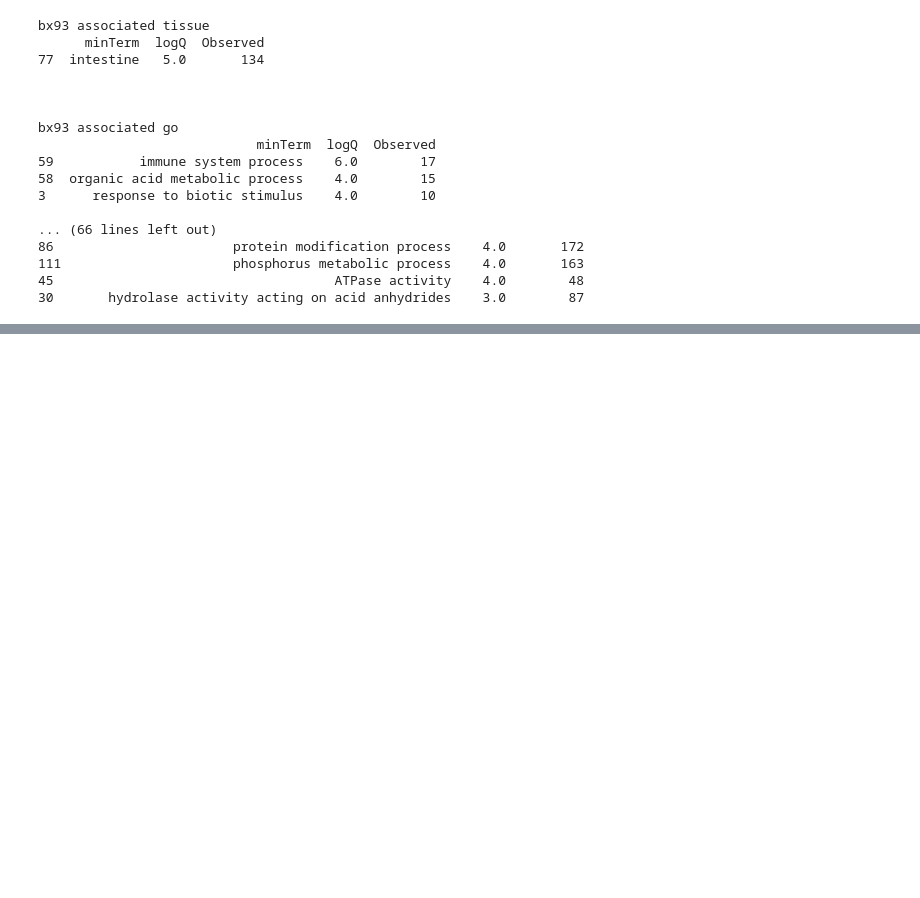
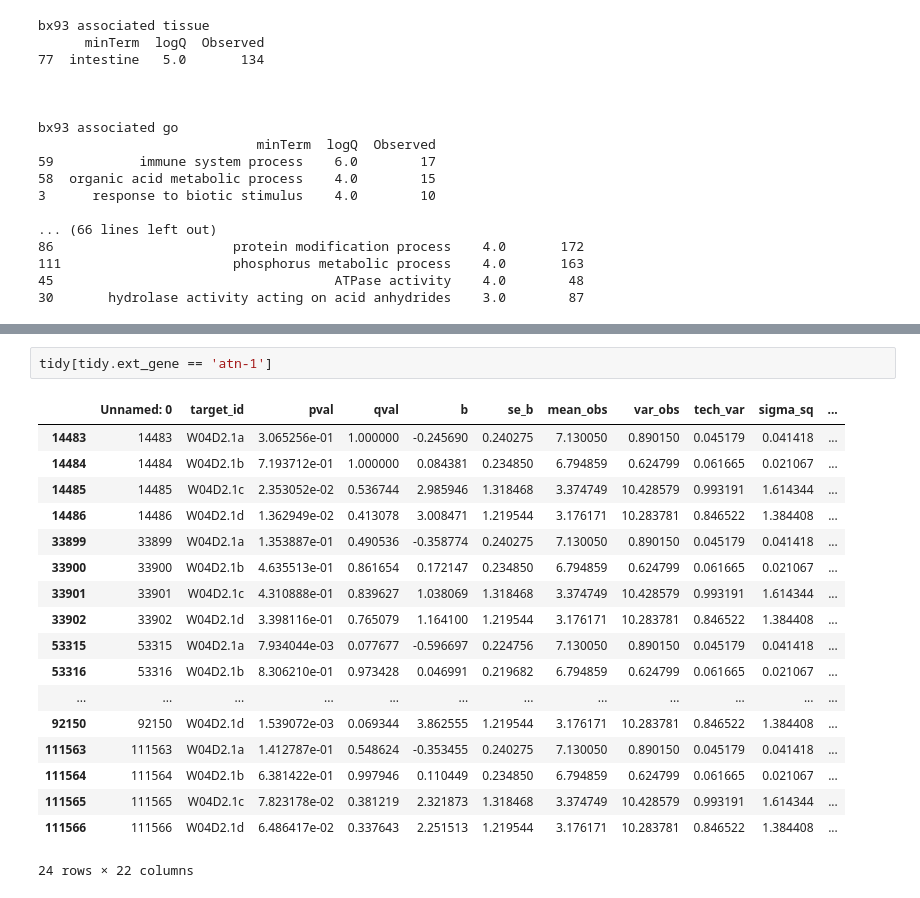
Before and after one commit to WormLabCaltech/med-cafe, a Jupyter notebook: src/5. Enrichment analysis of phenotypic classes.ipynb, the cells around one changed output, grey strips where cells are left out. Cells and saved outputs as stored; diff of their text form; blank space fills up the shorter version.

```diff
--- a/src/5. Enrichment analysis of phenotypic classes.ipynb
+++ b/src/5. Enrichment analysis of phenotypic classes.ipynb
@@ -100,0 +106,21 @@ bx93 associated go
+# %%
+tidy[tidy.ext_gene == 'atn-1']
+# %% [output]
+|  | Unnamed: 0 | target_id | pval | qval | b | se_b | mean_obs | var_obs | tech_var | sigma_sq | ... |
+| 14483 | 14483 | W04D2.1a | 3.065256e-01 | 1.000000 | -0.245690 | 0.240275 | 7.130050 | 0.890150 | 0.045179 | 0.041418 | ... |
+| 14484 | 14484 | W04D2.1b | 7.193712e-01 | 1.000000 | 0.084381 | 0.234850 | 6.794859 | 0.624799 | 0.061665 | 0.021067 | ... |
+| 14485 | 14485 | W04D2.1c | 2.353052e-02 | 0.536744 | 2.985946 | 1.318468 | 3.374749 | 10.428579 | 0.993191 | 1.614344 | ... |
+| 14486 | 14486 | W04D2.1d | 1.362949e-02 | 0.413078 | 3.008471 | 1.219544 | 3.176171 | 10.283781 | 0.846522 | 1.384408 | ... |
+| 33899 | 33899 | W04D2.1a | 1.353887e-01 | 0.490536 | -0.358774 | 0.240275 | 7.130050 | 0.890150 | 0.045179 | 0.041418 | ... |
+| 33900 | 33900 | W04D2.1b | 4.635513e-01 | 0.861654 | 0.172147 | 0.234850 | 6.794859 | 0.624799 | 0.061665 | 0.021067 | ... |
+| 33901 | 33901 | W04D2.1c | 4.310888e-01 | 0.839627 | 1.038069 | 1.318468 | 3.374749 | 10.428579 | 0.993191 | 1.614344 | ... |
+| 33902 | 33902 | W04D2.1d | 3.398116e-01 | 0.765079 | 1.164100 | 1.219544 | 3.176171 | 10.283781 | 0.846522 | 1.384408 | ... |
+| 53315 | 53315 | W04D2.1a | 7.934044e-03 | 0.077677 | -0.596697 | 0.224756 | 7.130050 | 0.890150 | 0.045179 | 0.041418 | ... |
+| 53316 | 53316 | W04D2.1b | 8.306210e-01 | 0.973428 | 0.046991 | 0.219682 | 6.794859 | 0.624799 | 0.061665 | 0.021067 | ... |
+| ... | ... | ... | ... | ... | ... | ... | ... | ... | ... | ... | ... |
+| 92150 | 92150 | W04D2.1d | 1.539072e-03 | 0.069344 | 3.862555 | 1.219544 | 3.176171 | 10.283781 | 0.846522 | 1.384408 | ... |
+| 111563 | 111563 | W04D2.1a | 1.412787e-01 | 0.548624 | -0.353455 | 0.240275 | 7.130050 | 0.890150 | 0.045179 | 0.041418 | ... |
+| 111564 | 111564 | W04D2.1b | 6.381422e-01 | 0.997946 | 0.110449 | 0.234850 | 6.794859 | 0.624799 | 0.061665 | 0.021067 | ... |
+| 111565 | 111565 | W04D2.1c | 7.823178e-02 | 0.381219 | 2.321873 | 1.318468 | 3.374749 | 10.428579 | 0.993191 | 1.614344 | ... |
+| 111566 | 111566 | W04D2.1d | 6.486417e-02 | 0.337643 | 2.251513 | 1.219544 | 3.176171 | 10.283781 | 0.846522 | 1.384408 | ... |
+24 rows × 22 columns
```
Also changed, not shown: parts of 1 cell of this notebook, 34 other files.
